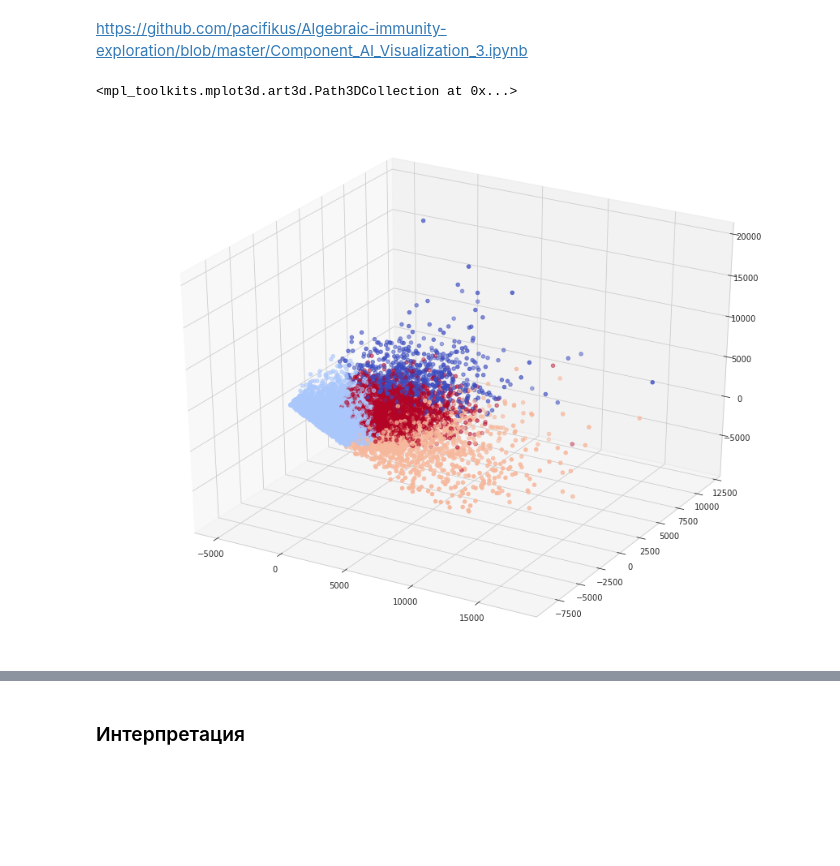
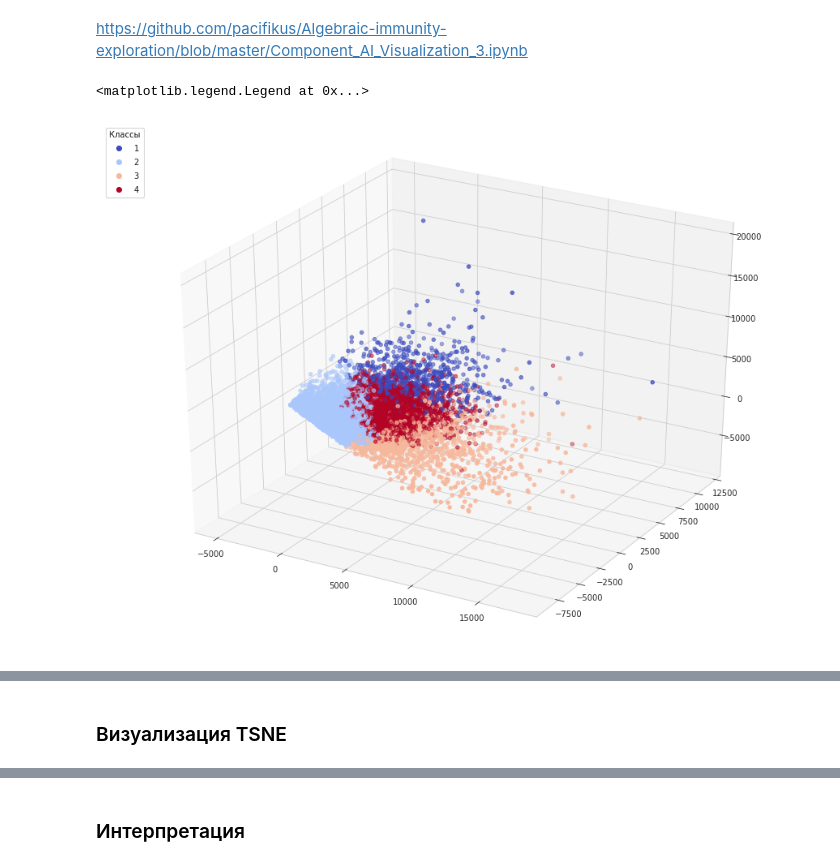
Before and after one commit to pacifikus/finguide_ml, a Jupyter notebook: raiffeisen_eda.ipynb, the cells around one changed output, grey strips where cells are left out. Cells and saved outputs as stored; diff of their text form; code cells hidden in the pictures; blank space fills up the shorter version.

```diff
--- a/raiffeisen_eda.ipynb
+++ b/raiffeisen_eda.ipynb
@@ -408,15 +404,20 @@ silhouette_score(payments_groupped_vs, res)
 # %% [markdown]
 https://github.com/pacifikus/Algebraic-immunity-exploration/blob/master/Component_AI_Visualization_3.ipynb
+# %%
+res = [i + 1 for i in res]
 # %%
 fig = plt.figure(figsize=(12, 9))
 ax = Axes3D(fig)
 x = result[:, 0]
 y = result[:, 1]
 z = result[:, 2]
-ax.scatter(x, y, z, c=res, cmap='coolwarm')
+scatter = ax.scatter(x, y, z, c=res, cmap='coolwarm')
+legend1 = ax.legend(*scatter.legend_elements(num=3),
+                    loc="upper left", title="Классы")
+ax.add_artist(legend1)
 # %% [output]
-<mpl_toolkits.mplot3d.art3d.Path3DCollection at 0x...>
+<matplotlib.legend.Legend at 0x...>
-[figure, old version]
+[figure, new version]
 # %%
 payments_groupped_vs['label'] = res
 # %%
@@ -430,3 +431,5 @@ payments_groupped_vs.head()
 | 000b709c6c6fb1e8efcfd95e57c2a9de | 0.0 | 0.0 | 2412.899726 | 0.0 | 0.0 | 0.0 | ... |
 | 0027a7618d97cc9fbda55fac457eaeb7 | 0.0 | 0.0 | 0.000000 | 0.0 | 0.0 | 0.0 | ... |
 | 002b9f6e118c54f1292e03d1a04d516e | 0.0 | 0.0 | 4094.129581 | 0.0 | 0.0 | 0.0 | ... |
+# %% [markdown]
+### Визуализация TSNE
```
Also changed, not shown: parts of 18 cells of this notebook.
